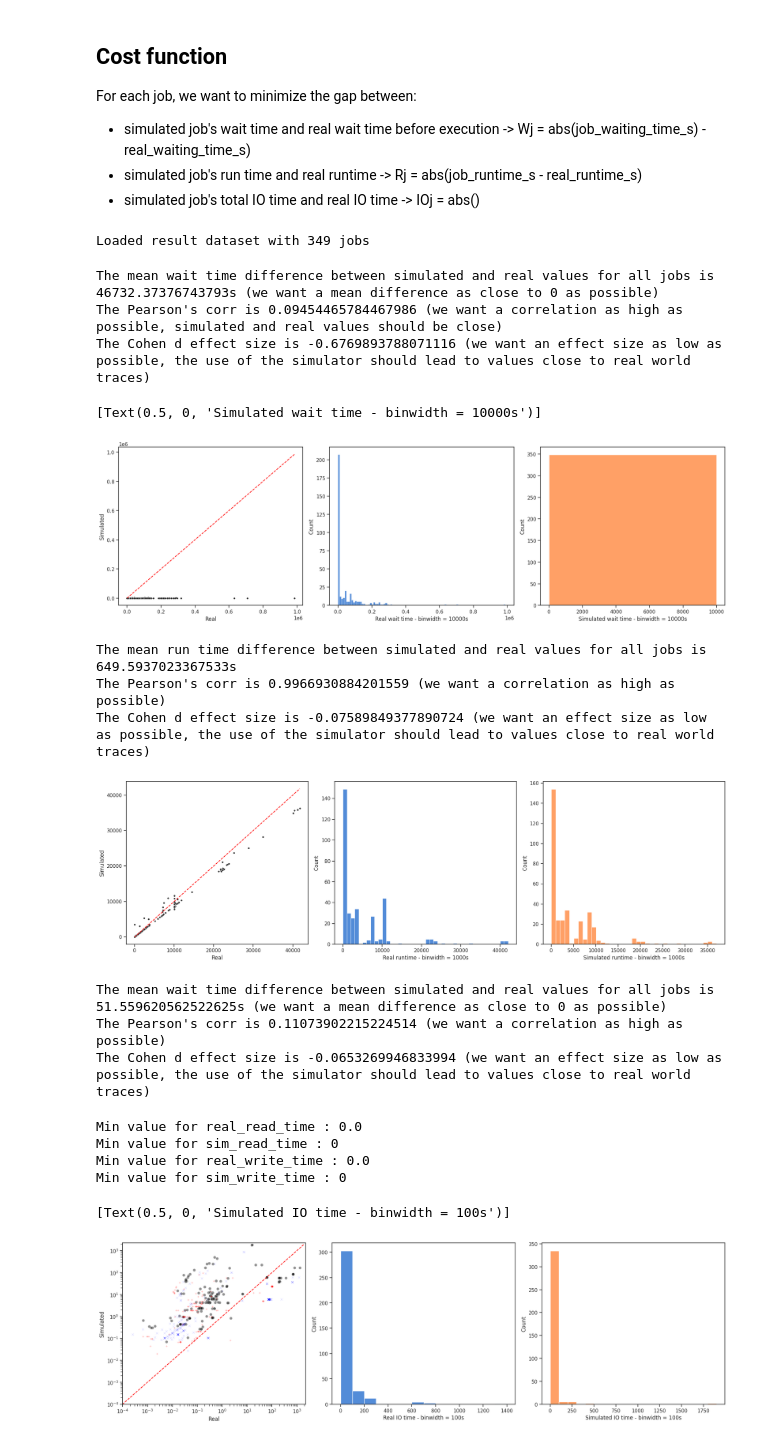
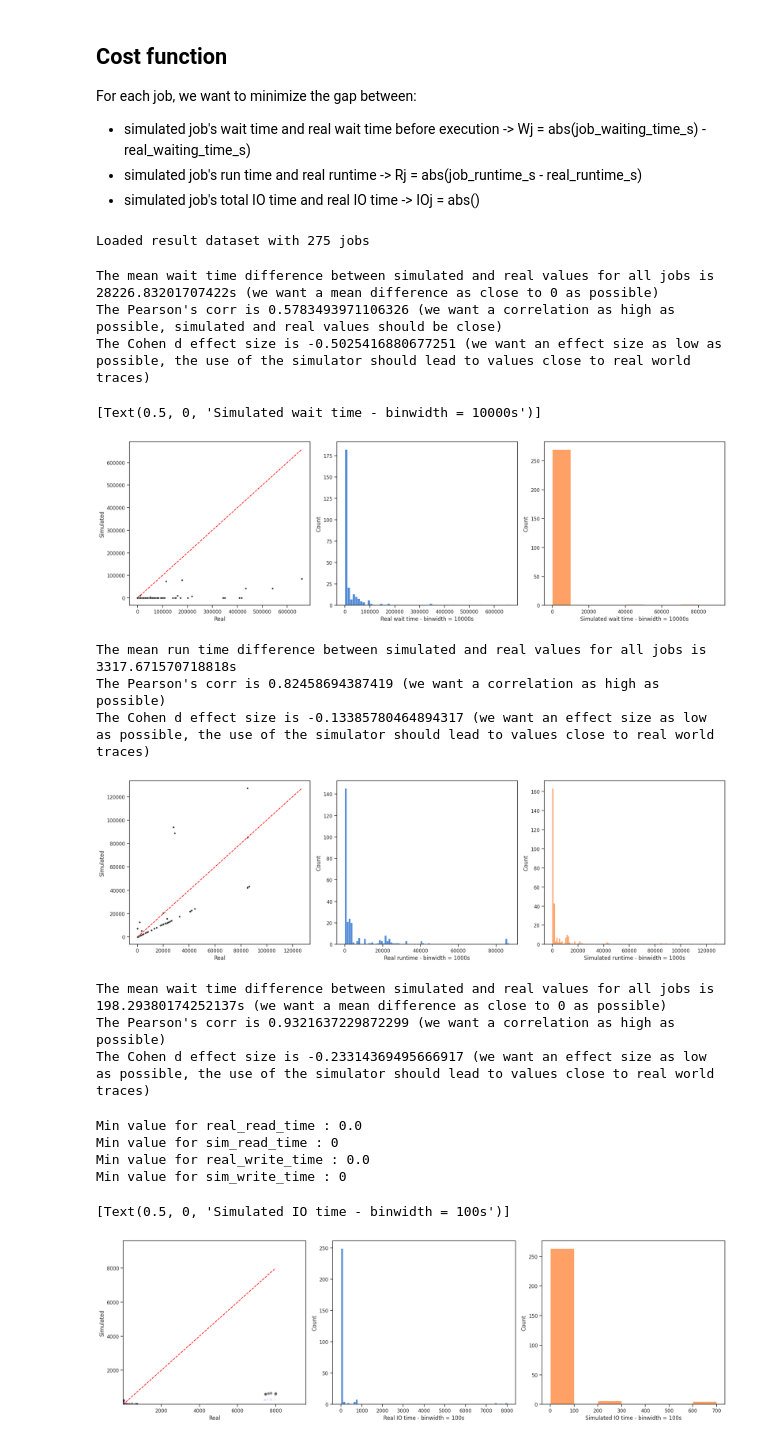
Before and after one commit to fives-simulator/fives, a Jupyter notebook: results/SimulationAnalysis.ipynb, the cells around one changed output. Saved outputs shown, nothing was run; the diff lists cells and outputs as text; code cells hidden in the pictures.

```diff
--- a/results/SimulationAnalysis.ipynb
+++ b/results/SimulationAnalysis.ipynb
@@ -11,7 +11,7 @@ For each job, we want to minimize the gap between:
 # %%
 from yaml import load, CLoader
 
-simulated_job_trace = "./simulatedJobs_theta2022_week6__StorAlloc_Theta_Lustre_fs0_0.0.5_i.yml"
+simulated_job_trace = "./simulatedJobs_theta2022_week4__StorAlloc_Theta_Lustre_fs0_0.0.5_easy_bf.yml"
 
 results = None
 with open(simulated_job_trace, "r", encoding="utf-8") as job_results:
@@ -19,7 +19,7 @@ with open(simulated_job_trace, "r", encoding="utf-8") as job_results:
 
 print(f"Loaded result dataset with {len(results)} jobs")
 # %% [output]
-Loaded result dataset with 349 jobs
+Loaded result dataset with 275 jobs
 # %%
 import numpy as np
 from scipy.stats import pearsonr
@@ -60,9 +60,9 @@ print(f"The mean wait time difference between simulated and real values for all
 print(f"The Pearson's corr is {wait_time_corr} (we want a correlation as high as possible, simulated and real values should be close)")
 print(f"The Cohen d effect size is {wait_time_cohen_d} (we want an effect size as low as possible, the use of the simulator should lead to values close to real world traces)")
 # %% [output]
-The mean wait time difference between simulated and real values for all jobs is 46732.37376743793s (we want a mean difference as close to 0 as possible)
-The Pearson's corr is 0.09454465784467986 (we want a correlation as high as possible, simulated and real values should be close)
-The Cohen d effect size is -0.6769893788071116 (we want an effect size as low as possible, the use of the simulator should lead to values close to real world traces)
+The mean wait time difference between simulated and real values for all jobs is 28226.83201707422s (we want a mean difference as close to 0 as possible)
+The Pearson's corr is 0.5783493971106326 (we want a correlation as high as possible, simulated and real values should be close)
+The Cohen d effect size is -0.5025416880677251 (we want an effect size as low as possible, the use of the simulator should lead to values close to real world traces)
 # %%
 import seaborn as sns
 import pandas as pd
@@ -96,7 +96,7 @@ sim_hist = sns.histplot(data=sim_wait_time, binwidth=binwidth, ax=axs[2], color=
 sim_hist.set(xlabel=f"Simulated wait time - binwidth = {binwidth}s")
 # %% [output]
 [Text(0.5, 0, 'Simulated wait time - binwidth = 10000s')]
-[figure, old version]
+[figure, new version]
 # %%
 ## Compute the run time differences for all jobs
 
@@ -121,9 +121,9 @@ print(f"The mean run time difference between simulated and real values for all j
 print(f"The Pearson's corr is {runtime_corr} (we want a correlation as high as possible)")
 print(f"The Cohen d effect size is {runtime_cohen_d} (we want an effect size as low as possible, the use of the simulator should lead to values close to real world traces)")
 # %% [output]
-The mean run time difference between simulated and real values for all jobs is 649.5937023367533s
-The Pearson's corr is 0.9966930884201559 (we want a correlation as high as possible)
-The Cohen d effect size is -0.07589849377890724 (we want an effect size as low as possible, the use of the simulator should lead to values close to real world traces)
+The mean run time difference between simulated and real values for all jobs is 3317.671570718818s
+The Pearson's corr is 0.82458694387419 (we want a correlation as high as possible)
+The Cohen d effect size is -0.13385780464894317 (we want an effect size as low as possible, the use of the simulator should lead to values close to real world traces)
 # %%
 fig, axs = plt.subplots(ncols=3)
 fig.set_tight_layout(tight=True)
@@ -147,7 +147,7 @@ sim_hist.set(xlabel=f"Simulated runtime - binwidth = {binwidth}s")
 plt.savefig("runtimes_xreal_ysim.pdf", format='pdf')
 plt.savefig("runtimes_xreal_ysim.png", format='png')
 # %% [output]
-[figure, old version]
+[figure, new version]
 # %%
 ## Compute the IO durations differences and stats for all jobs
 
@@ -202,9 +202,9 @@ print(f"The mean wait time difference between simulated and real values for all
 print(f"The Pearson's corr is {io_time_corr} (we want a correlation as high as possible)")
 print(f"The Cohen d effect size is {io_time_cohen_d} (we want an effect size as low as possible, the use of the simulator should lead to values close to real world traces)")
 # %% [output]
-The mean wait time difference between simulated and real values for all jobs is 51.559620562522625s (we want a mean difference as close to 0 as possible)
-The Pearson's corr is 0.11073902215224514 (we want a correlation as high as possible)
-The Cohen d effect size is -0.0653269946833994 (we want an effect size as low as possible, the use of the simulator should lead to values close to real world traces)
+The mean wait time difference between simulated and real values for all jobs is 198.29380174252137s (we want a mean difference as close to 0 as possible)
+The Pearson's corr is 0.9321637229872299 (we want a correlation as high as possible)
+The Cohen d effect size is -0.23314369495666917 (we want an effect size as low as possible, the use of the simulator should lead to values close to real world traces)
 # %%
 fig, axs = plt.subplots(ncols=3)
 fig.set_tight_layout(tight=True)
@@ -212,36 +212,36 @@ fig.set_figheight(6)
 fig.set_figwidth(20)
 
 print(f"Min value for real_read_time : {min(real_read_time)}")
 print(f"Min value for sim_read_time : {min(sim_read_time)}")
 print(f"Min value for real_write_time : {min(real_write_time)}")
 print(f"Min value for sim_write_time : {min(sim_write_time)}")
 
 max_target = max(max(real_io_time), max(sim_io_time))
 line = {"x": [0, max_target], "y": [0, max_target]}
 
 scatter = sns.scatterplot(x=real_io_time, y=sim_io_time, s=40, color=".15", alpha=0.5, ax=axs[0])
 read_scatter = sns.scatterplot(x=real_read_time, y=sim_read_time, s=20, ax=axs[0], facecolors="red", marker="+", alpha=0.6)
 write_scatter = sns.scatterplot(x=real_write_time, y=sim_write_time, s=20, color=".10", ax=axs[0], facecolors="blue", marker="x", alpha=0.3)
 target_line = sns.lineplot(line, x="x", y="y", color="red", linestyle="--", ax=axs[0])
 scatter.set(xlabel="Real", ylabel="Simulated")
-axs[0].set_xscale('log')
+#axs[0].set_xscale('log')
 axs[0].set_xlim([0.0001, max_target*1.2])
-axs[0].set_yscale('log')
+#axs[0].set_yscale('log')
 axs[0].set_ylim([0.0001, max_target*1.2])
 
 binwidth = 100
 real_hist = sns.histplot(data=real_io_time, binwidth=binwidth, ax=axs[1], color=real_color)
 real_hist.set(xlabel=f"Real IO time - binwidth = {binwidth}s")
 
 sim_hist = sns.histplot(data=sim_io_time, binwidth=binwidth, ax=axs[2], color=sim_color)
 sim_hist.set(xlabel=f"Simulated IO time - binwidth = {binwidth}s")
 # %% [output]
 Min value for real_read_time : 0.0
 Min value for sim_read_time : 0
 Min value for real_write_time : 0.0
 Min value for sim_write_time : 0
 [Text(0.5, 0, 'Simulated IO time - binwidth = 100s')]
-[figure, old version]
+[figure, new version]
 # %%
 ## Compute the IO volume differences and stats for all jobs (Here we're just checking that simulated values are coherent,
 ## as the simulation should always read / write the data volume specified in the dataset anyway.
```
Also changed, not shown: parts of 6 cells of this notebook, 23 other files.
